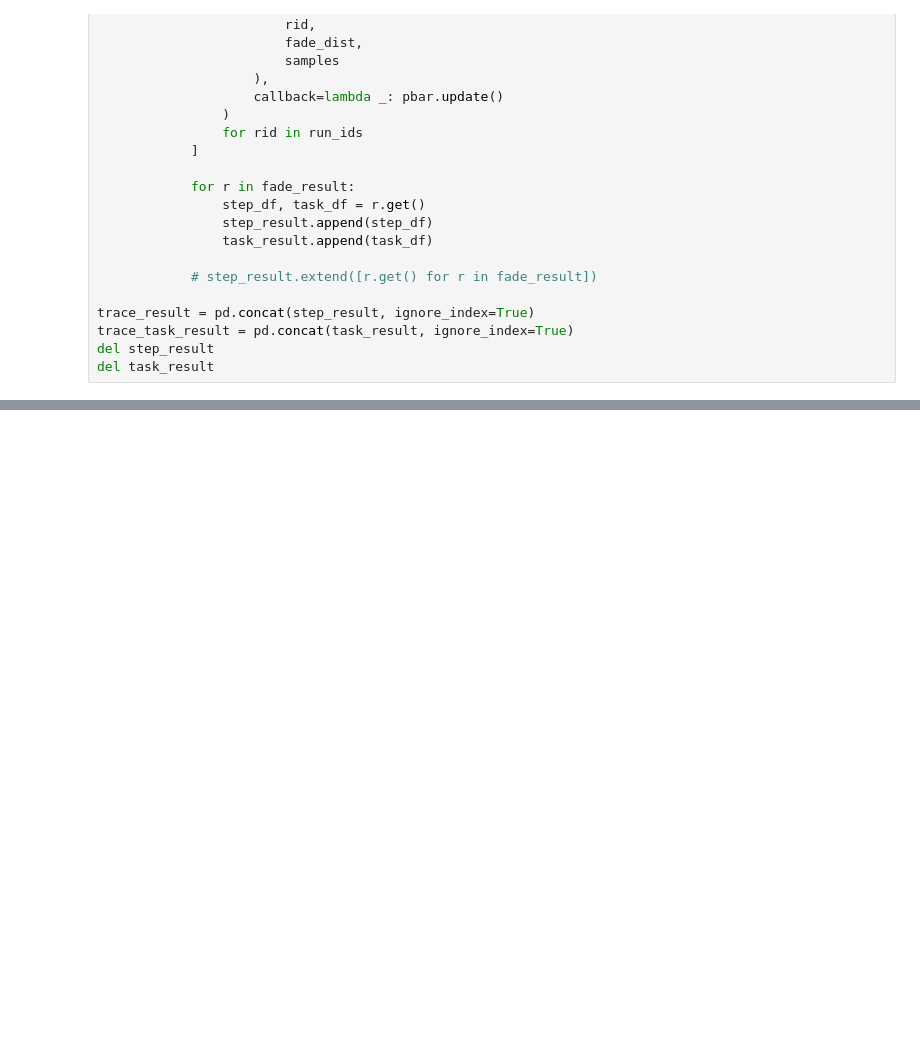
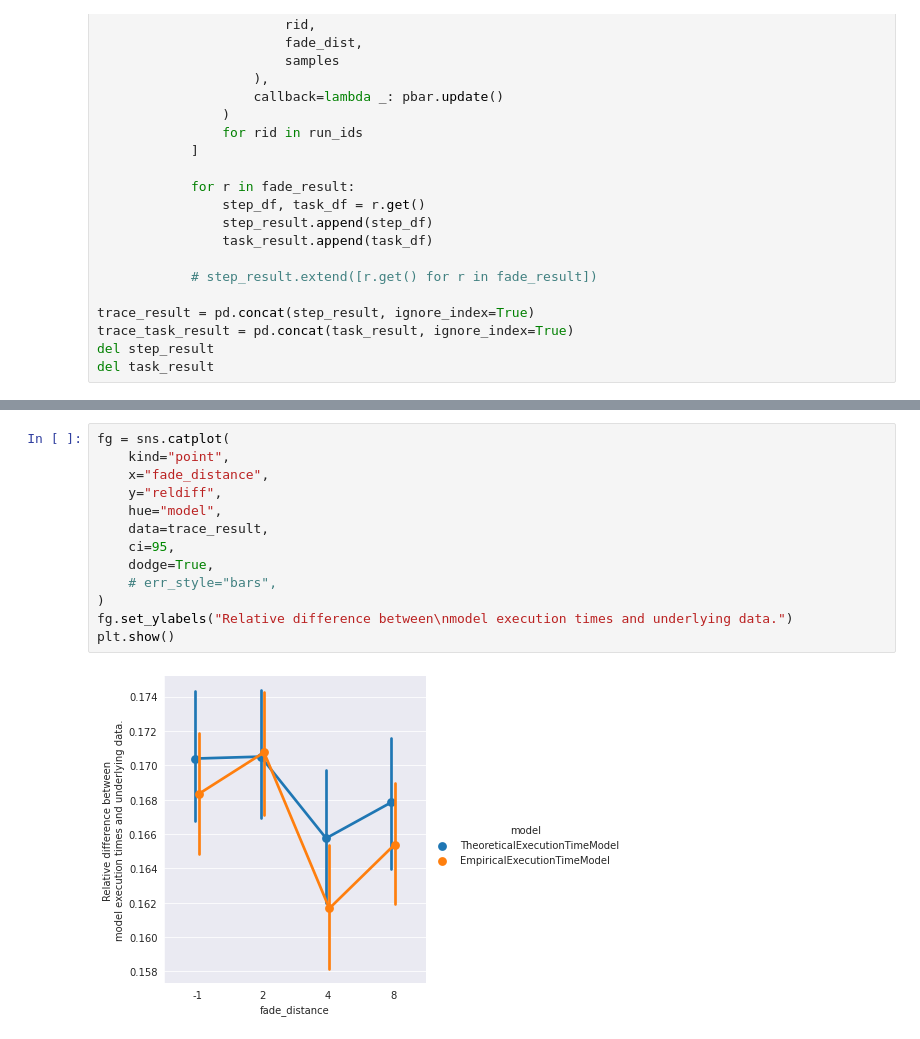
Before and after one commit to vnmo/EdgeDroid2, a Jupyter notebook: analysis/verification.ipynb, the cells around one changed output, grey strips where cells are left out. Saved outputs shown, nothing was run; the diff lists cells and outputs as text; blank space fills up the shorter version.

```diff
--- a/analysis/verification.ipynb
+++ b/analysis/verification.ipynb
@@ -159,0 +160,15 @@ plt.show()
+# %%
+fg = sns.catplot(
+    kind="point",
+    x="fade_distance",
+    y="reldiff",
+    hue="model",
+    data=trace_result,
+    ci=95,
+    dodge=True,
+    # err_style="bars",
+)
+fg.set_ylabels("Relative difference between\nmodel execution times and underlying data.")
+plt.show()
+# %% [output]
+[figure, added]
```
Also changed, not shown: parts of 6 cells of this notebook.
